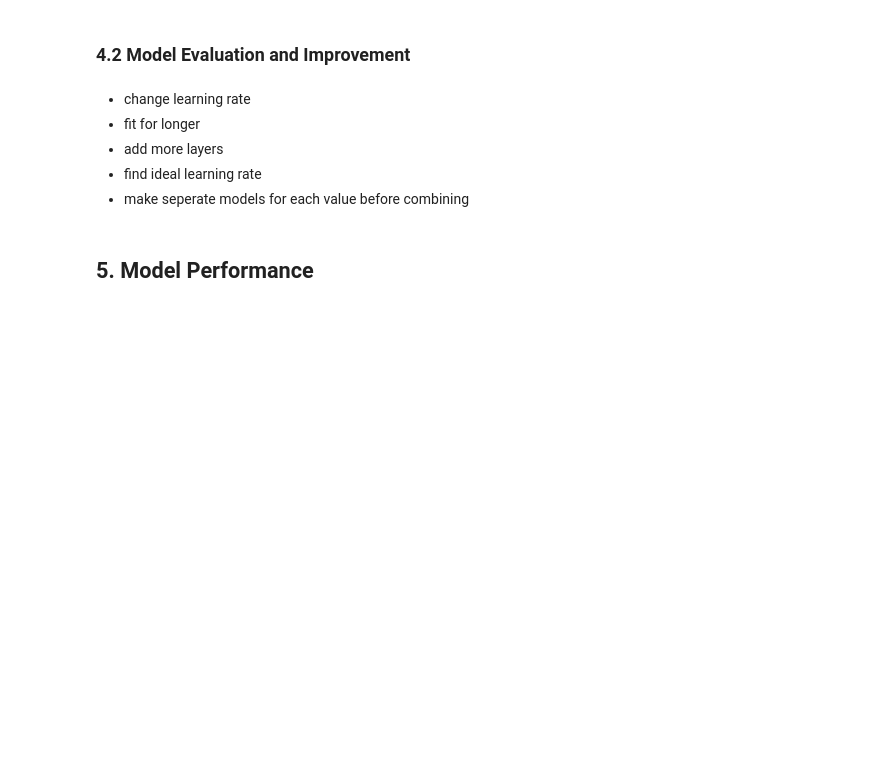
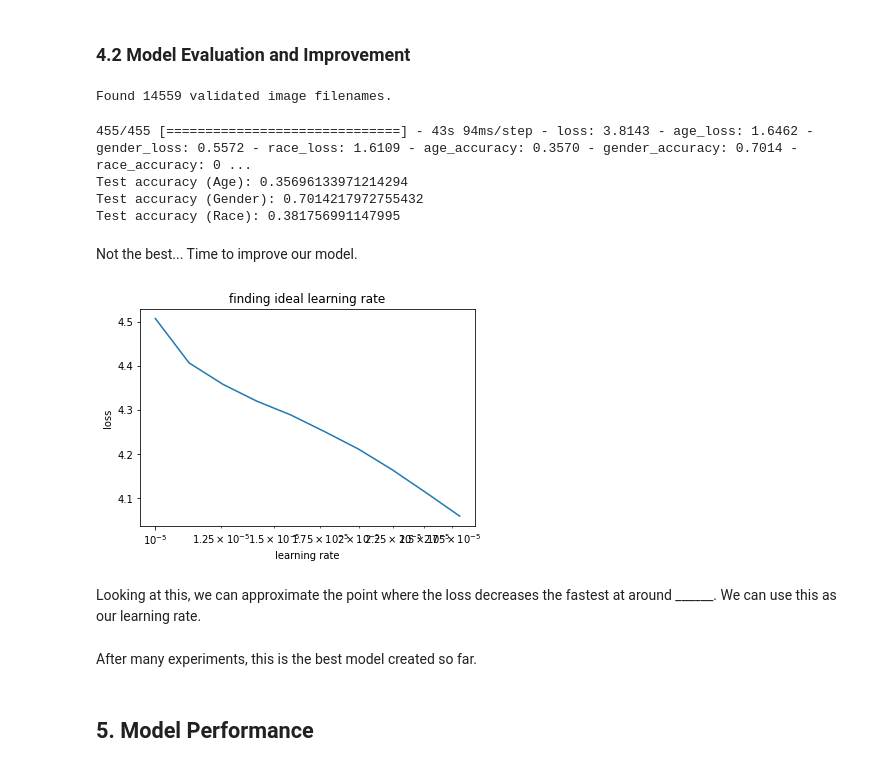
Before and after one commit to asherk7/EthniVision, a Jupyter notebook: ml/ethnivision_model_building.ipynb, the cells around one changed output. Saved outputs shown, nothing was run; the diff lists cells and outputs as text; code cells hidden in the pictures; blank space fills up the shorter version.

Commit message:
Created new model, plotted learning curves

```diff
--- a/ml/ethnivision_model_building.ipynb
+++ b/ml/ethnivision_model_building.ipynb
@@ -772,19 +788,22 @@ test_generator = test_datagen.flow_from_dataframe(
     dataframe=test_df,
     directory=data_dir,
     x_col="file",
-    y_col=['age', 'race', 'gender'],
+    y_col=['age', 'gender', 'race'],
     target_size=img_size,
     batch_size=batch_size,
     class_mode='multi_output',
 )
+# %% [output]
+Found 14559 validated image filenames.
 # %%
-test_loss, test_accuracy_age, test_accuracy_race, test_accuracy_gender = ethnivision_model.evaluate(test_generator)
+test_loss, age_loss, gender_loss, race_loss, test_accuracy_age, test_accuracy_gender, test_accuracy_race = ethnivision_model.evaluate(test_generator)
 print(f"Test accuracy (Age): {test_accuracy_age}")
+print(f"Test accuracy (Gender): {test_accuracy_gender}")
 print(f"Test accuracy (Race): {test_accuracy_race}")
-print(f"Test accuracy (Gender): {test_accuracy_gender}")
+# %% [output]
+455/455 [==============================] - 43s 94ms/step - loss: 3.8143 - age_loss: 1.6462 - gender_loss: 0.5572 - race_loss: 1.6109 - age_accuracy: 0.3570 - gender_accuracy: 0.7014 - race_accuracy: 0 ...
+Test accuracy (Age): 0.35696133971214294
+Test accuracy (Gender): 0.7014217972755432
+Test accuracy (Race): 0.381756991147995
-# %% [markdown]
-- change learning rate
-- fit for longer
-- add more layers
-- find ideal learning rate
-- make seperate models for each value before combining
+# %% [markdown]
+Not the best... Time to improve our model.
@@ -790,0 +859,13 @@ print(f"Test accuracy (Gender): {test_accuracy_gender}")
+# %%
+#plot the learning rate vs loss
+lrs = 1e-5 * (10 ** (tf.range(100) / 20))
+plt.semilogx(lrs, history.history["loss"])
+plt.xlabel("learning rate")
+plt.ylabel("loss")
+plt.title("finding ideal learning rate")
+plt.show()
+#ideal learning rate is the point where the loss decreases the fastest
+# %% [output]
+[figure, added]
+# %% [markdown]
+Looking at this, we can approximate the point where the loss decreases the fastest at around ______. We can use this as our learning rate.
@@ -790,0 +940,2 @@ print(f"Test accuracy (Gender): {test_accuracy_gender}")
+# %% [markdown]
+After many experiments, this is the best model created so far.
```
Also changed, not shown: parts of 22 cells of this notebook.
